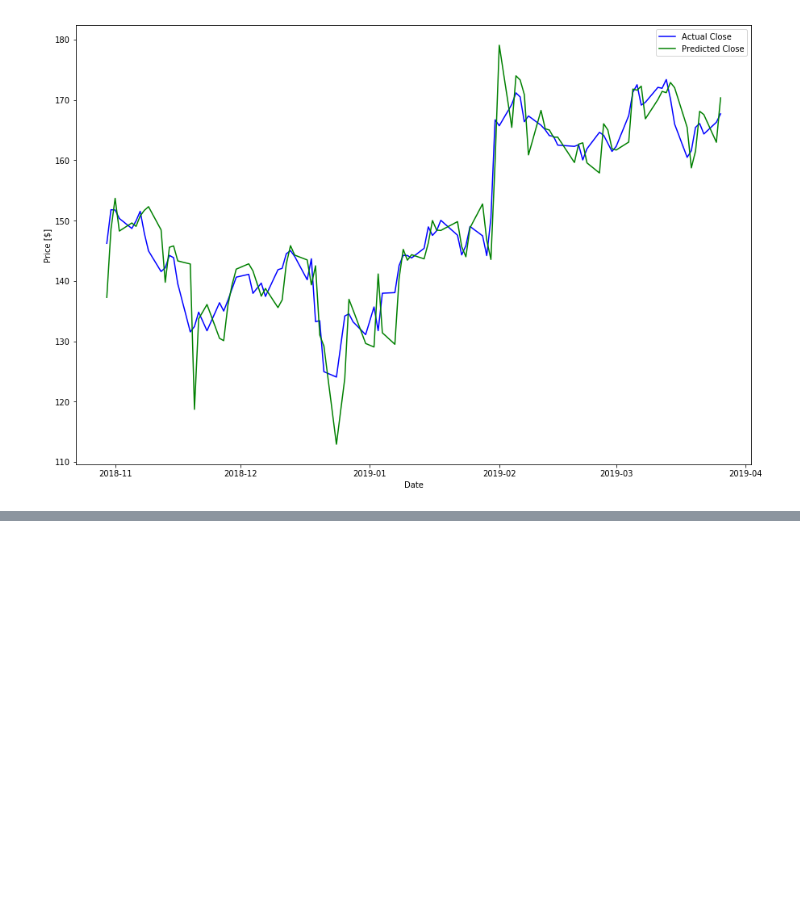
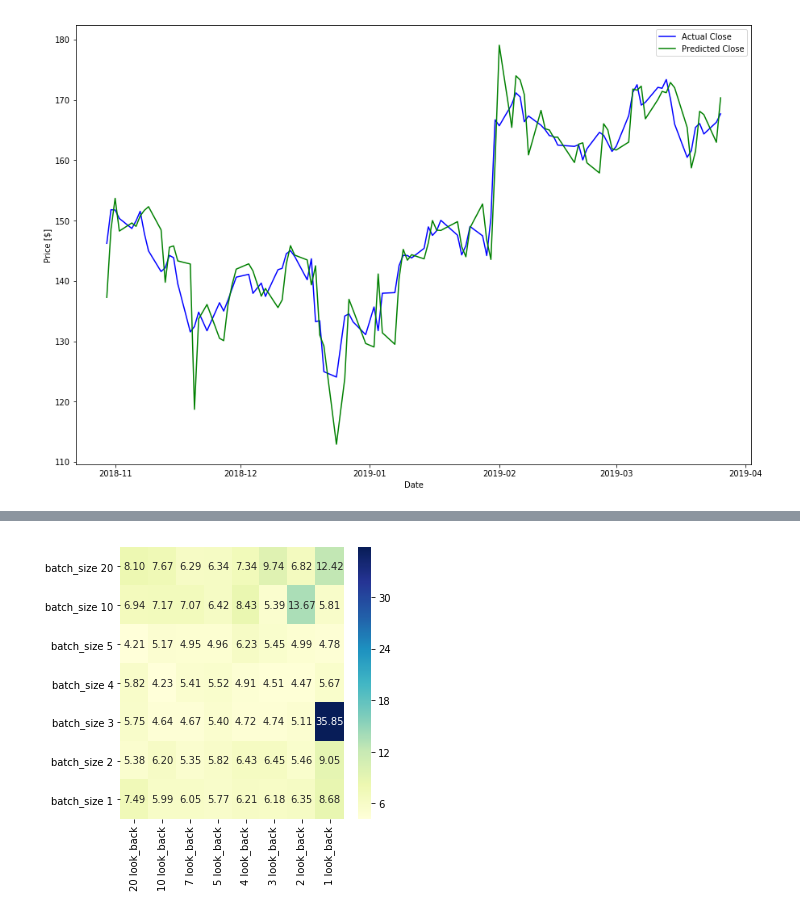
Before and after one commit to edibusl/stocks-predict, a Jupyter notebook: Stocks Prediction - Keras LSTM.ipynb, the cells around one changed output, grey strips where cells are left out. Drawn from its saved outputs; the diff is of its cells as text; code cells hidden in the pictures; blank space fills up the shorter version.

Commit message:
Misconception - doing it the right way. Training and testing set.

```diff
--- a/Stocks Prediction - Keras LSTM.ipynb
+++ b/Stocks Prediction - Keras LSTM.ipynb
@@ -803,0 +1042,33 @@ TestScore RMSE: 4.53
+# %%
+def run_multiple_configurations():
+    # If we don't have a fixed seed, every time that I train the model, it predicts different results.
+    # Probably we should make enough epochs in order to get to a very small loss in order to get deterministic results
+    np.random.seed(7)
+
+    # Read data
+    df = pd.read_csv('~/code/dscience/stocks/data/facebook.csv', engine='python', skipfooter=3)
+    df.loc[:, 'Date'] = pd.to_datetime(df['Date'], format='%Y-%m-%d')
+
+    batch_sizes = [20, 10, 5, 4, 3, 2, 1]
+    look_backs = [20, 10, 7, 5, 4, 3, 2, 1]
+
+    # Create a DF to hold the results of RMSE for all combinations
+    df_rmse = pd.DataFrame(columns=["{} look_back".format(i) for i in look_backs])
+
+    # Calc RMSE for all windows sizes X number of poly features
+    for batch_size in batch_sizes:
+        rmse_look_back = []
+        for look_back in look_backs:
+            logger.info("Training batch_size {}, look_back {}".format(batch_size, look_back))
+
+            # Run prediction
+            res = predict_close_lstm(df, batch_size=batch_size, look_back=look_back, epochs=60, verbose=0)
+            rmse_look_back.append(res["test_rmse"])
+        df_rmse.loc["batch_size {}".format(batch_size)] = rmse_look_back
+
+    # Plot on map
+    plt.figure(figsize=(5, 5))
+    sns.heatmap(df_rmse, cmap="YlGnBu", annot=True, fmt='.2f')
+    plt.show()
+
+    return df_rmse
@@ -803,0 +1078,3 @@ TestScore RMSE: 4.53
+# %%
+res = run_multiple_configurations()
+# %% [output]
@@ -803,0 +1098 @@ TestScore RMSE: 4.53
+[figure, added]
```
Also changed, not shown: parts of 16 cells of this notebook, 3 other files.
